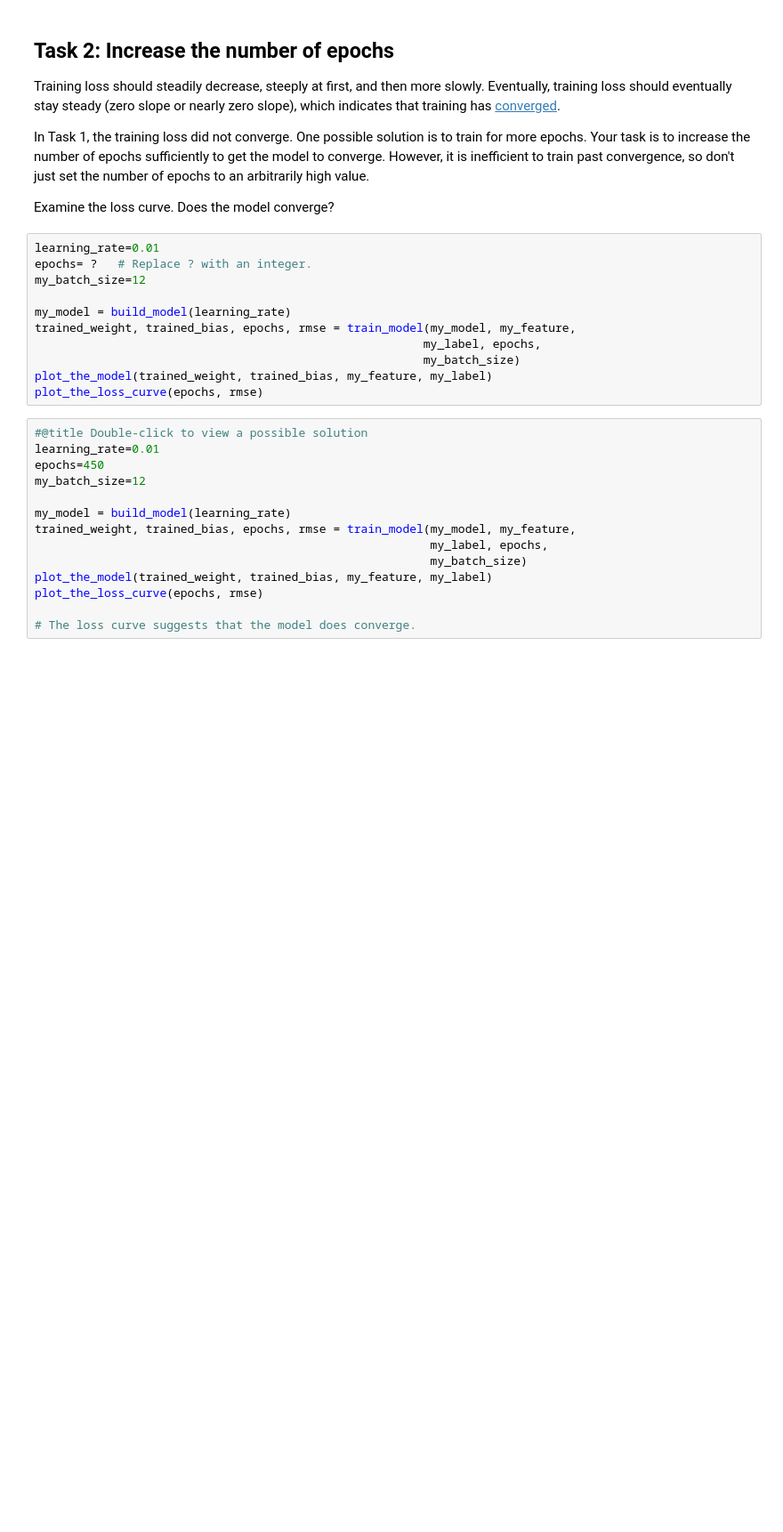
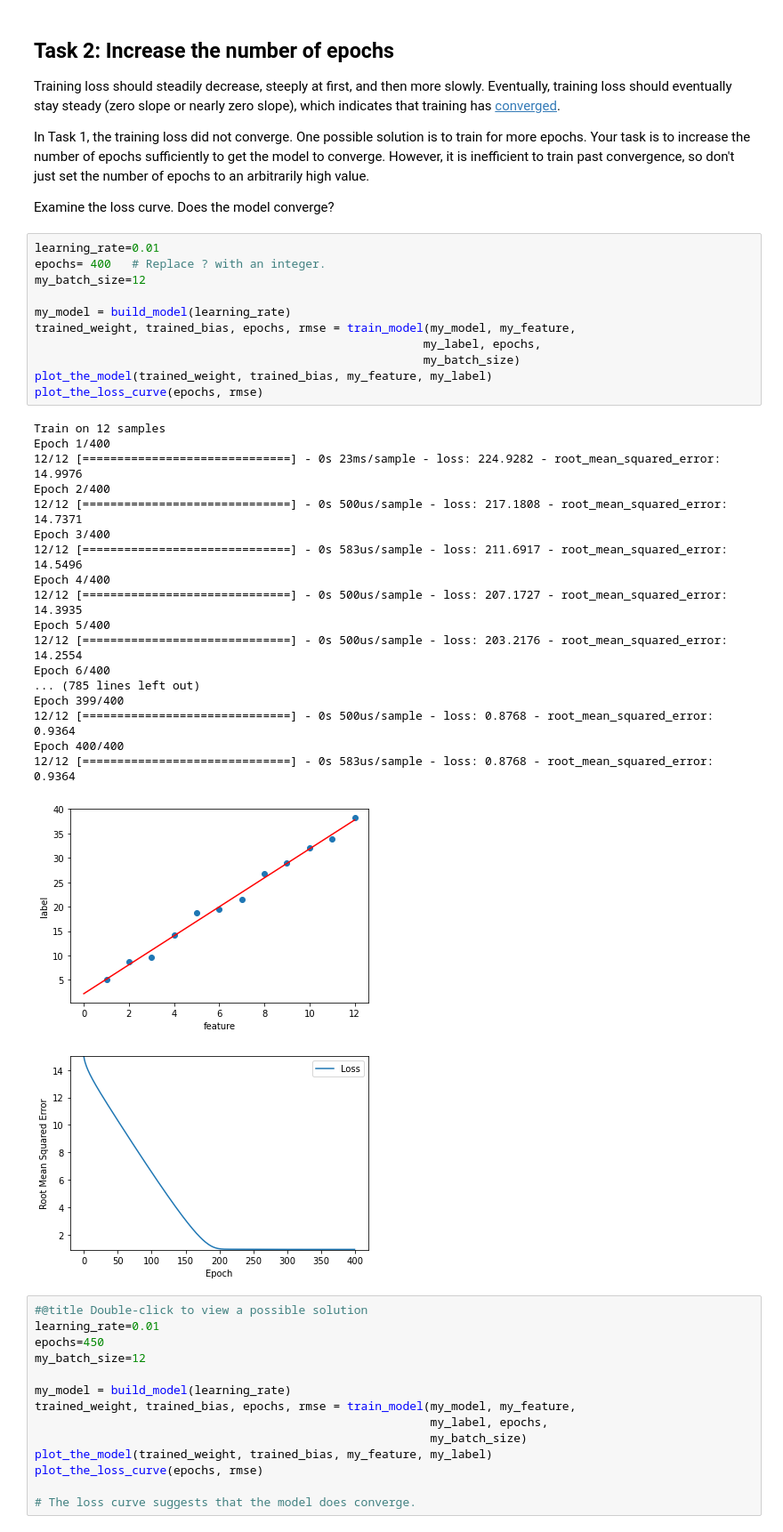
Before and after one commit to iluvjava/Silly_Python_Stuff, a Jupyter notebook: ml_related/tensor_flow/tf_linear_regression/Linear_Regression_with_Synthetic_Data.ipynb, the cells around one changed output. Shown at 89% size. Cells and saved outputs as stored; diff of their text form; blank space fills up the shorter version.

```diff
--- a/ml_related/tensor_flow/tf_linear_regression/Linear_Regression_with_Synthetic_Data.ipynb
+++ b/ml_related/tensor_flow/tf_linear_regression/Linear_Regression_with_Synthetic_Data.ipynb
@@ -228,15 +252,35 @@ In Task 1, the training loss did not converge. One possible solution is to train
 Examine the loss curve. Does the model converge?
 # %%
 learning_rate=0.01
-epochs= ?   # Replace ? with an integer.
+epochs= 400   # Replace ? with an integer.
 my_batch_size=12
 
 my_model = build_model(learning_rate)
 trained_weight, trained_bias, epochs, rmse = train_model(my_model, my_feature,
                                                         my_label, epochs,
                                                         my_batch_size)
 plot_the_model(trained_weight, trained_bias, my_feature, my_label)
 plot_the_loss_curve(epochs, rmse)
+# %% [output]
+Train on 12 samples
+Epoch 1/400
+12/12 [==============================] - 0s 23ms/sample - loss: 224.9282 - root_mean_squared_error: 14.9976
+Epoch 2/400
+12/12 [==============================] - 0s 500us/sample - loss: 217.1808 - root_mean_squared_error: 14.7371
+Epoch 3/400
+12/12 [==============================] - 0s 583us/sample - loss: 211.6917 - root_mean_squared_error: 14.5496
+Epoch 4/400
+12/12 [==============================] - 0s 500us/sample - loss: 207.1727 - root_mean_squared_error: 14.3935
+Epoch 5/400
+12/12 [==============================] - 0s 500us/sample - loss: 203.2176 - root_mean_squared_error: 14.2554
+Epoch 6/400
+... (785 lines left out)
+Epoch 399/400
+12/12 [==============================] - 0s 500us/sample - loss: 0.8768 - root_mean_squared_error: 0.9364
+Epoch 400/400
+12/12 [==============================] - 0s 583us/sample - loss: 0.8768 - root_mean_squared_error: 0.9364
+[figure, added]
+[figure, added]
 # %%
 #@title Double-click to view a possible solution
 learning_rate=0.01
```
Also changed, not shown: parts of 6 cells of this notebook, 7 other files.
